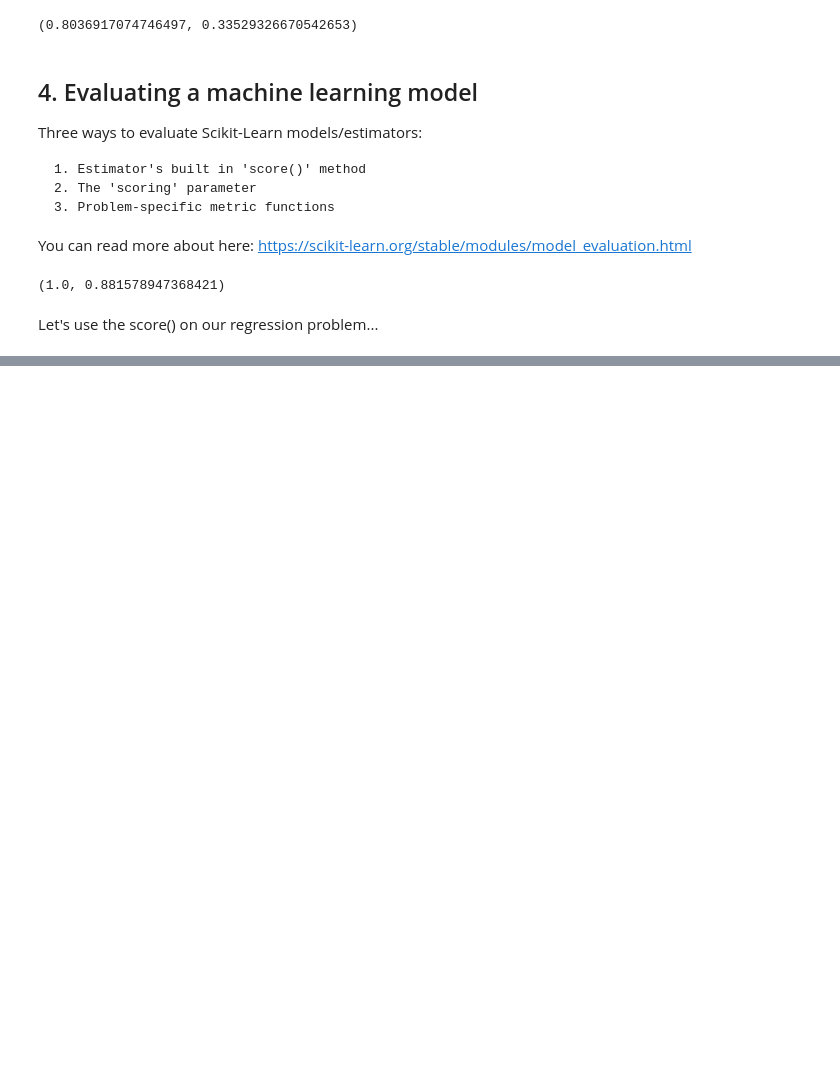
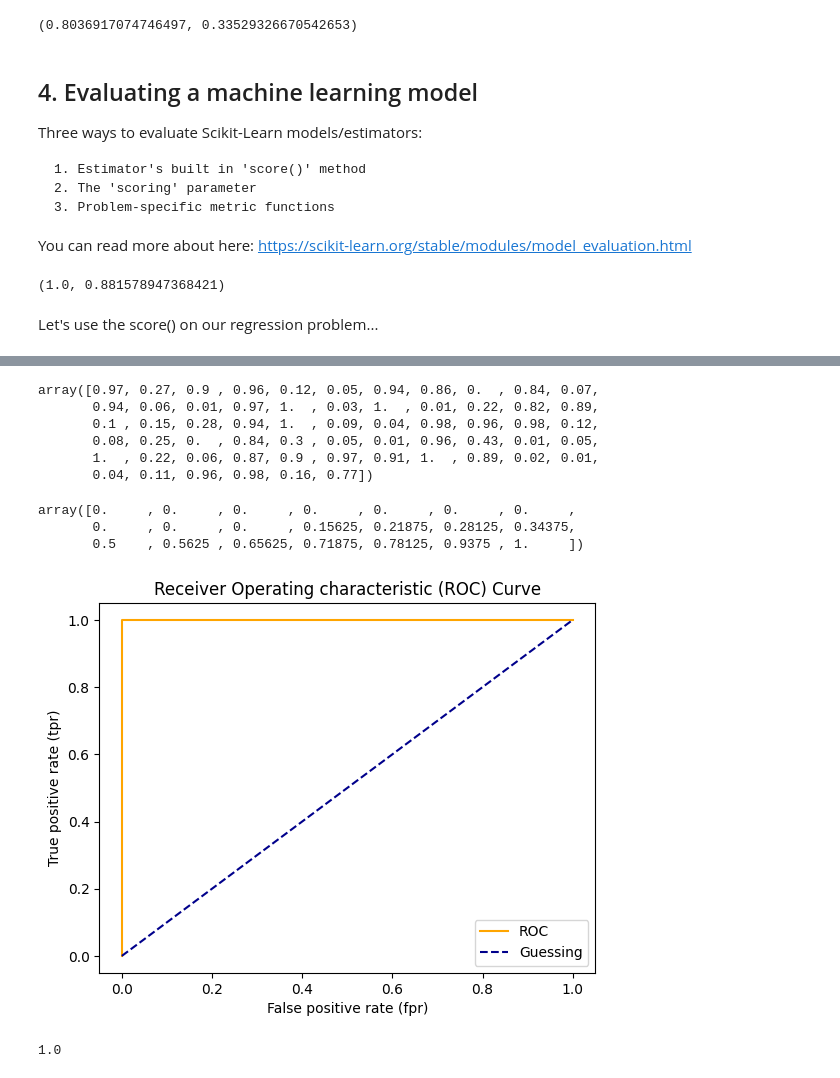
Before and after one commit to Khey17/100-Days-Of-ML-Code, a Jupyter notebook: Learning/Introduction-to-Scikit-Learn.ipynb, the cells around one changed output, grey strips where cells are left out. Cells and saved outputs as stored; diff of their text form; code cells hidden in the pictures; blank space fills up the shorter version.

```diff
--- a/Learning/Introduction-to-Scikit-Learn.ipynb
+++ b/Learning/Introduction-to-Scikit-Learn.ipynb
@@ -1059,0 +1167,6 @@ model.score(x_tr, y_tr), model.score(x_tst, y_tst)
+# %%
+from sklearn.metrics import roc_curve
+
+# Make predictions with probabilities
+y_probs = clf.predict_proba(x_tst)
+y_probs[:10]
@@ -1059,0 +1184,49 @@ model.score(x_tr, y_tr), model.score(x_tst, y_tst)
+# %%
+y_probs_positive = y_probs[:, 1]
+y_probs_positive
+# %% [output]
+array([0.97, 0.27, 0.9 , 0.96, 0.12, 0.05, 0.94, 0.86, 0.  , 0.84, 0.07,
+       0.94, 0.06, 0.01, 0.97, 1.  , 0.03, 1.  , 0.01, 0.22, 0.82, 0.89,
+       0.1 , 0.15, 0.28, 0.94, 1.  , 0.09, 0.04, 0.98, 0.96, 0.98, 0.12,
+       0.08, 0.25, 0.  , 0.84, 0.3 , 0.05, 0.01, 0.96, 0.43, 0.01, 0.05,
+       1.  , 0.22, 0.06, 0.87, 0.9 , 0.97, 0.91, 1.  , 0.89, 0.02, 0.01,
+       0.04, 0.11, 0.96, 0.98, 0.16, 0.77])
+# %%
+# Calculate fpr, tpr and threshold
+fpr, tpr, thresholds = roc_curve(y_tst, y_probs_positive)
+
+# Check the False positive rates
+fpr
+# %% [output]
+array([0.     , 0.     , 0.     , 0.     , 0.     , 0.     , 0.     ,
+       0.     , 0.     , 0.     , 0.15625, 0.21875, 0.28125, 0.34375,
+       0.5    , 0.5625 , 0.65625, 0.71875, 0.78125, 0.9375 , 1.     ])
+# %%
+# Create a function for plotting ROC curves
+import matplotlib.pyplot as plt
+
+def plot_roc_curve(fpr, tpr):
+    '''
+    Plots a ROC curve given the false positive rate (fpr) and true positive (tpr) of a model.
+    '''
+    # Plot roc curve
+    plt.plot(fpr, tpr, color='orange', label='ROC')
+    # Plot line with no predictive (baseline)
+    plt.plot([0, 1], [0, 1], color='darkblue', linestyle='--', label='Guessing')
+
+    # Customize the plot
+    plt.xlabel('False positive rate (fpr)')
+    plt.ylabel('True positive rate (tpr)')
+    plt.title('Receiver Operating characteristic (ROC) Curve')
+    plt.legend()
+    plt.show()
+
+plot_roc_curve(fpr, tpr)
+# %% [output]
+[figure, added]
+# %%
+from sklearn.metrics import roc_auc_score
+
+roc_auc_score(y_tst, y_probs_positive)
+# %% [output]
+1.0
```
Also changed, not shown: parts of 35 cells of this notebook.
